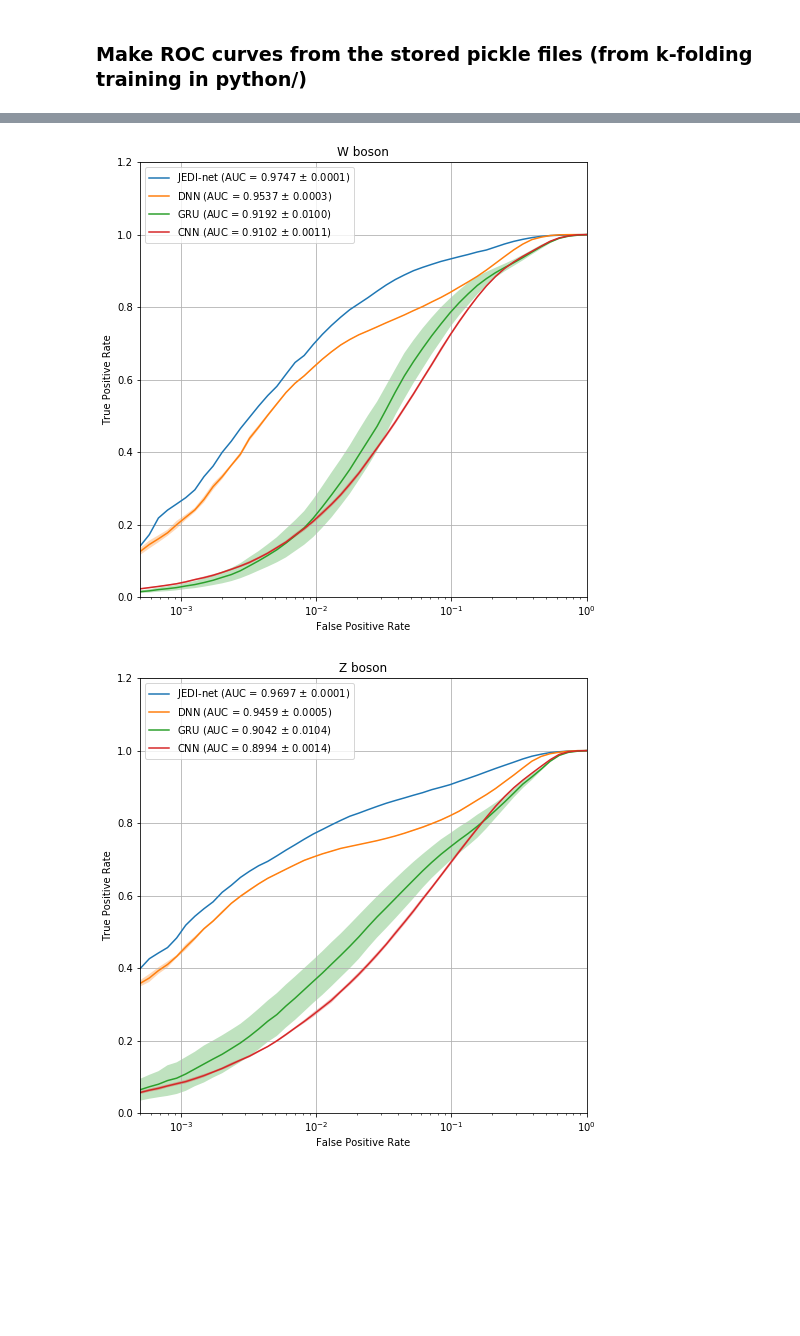
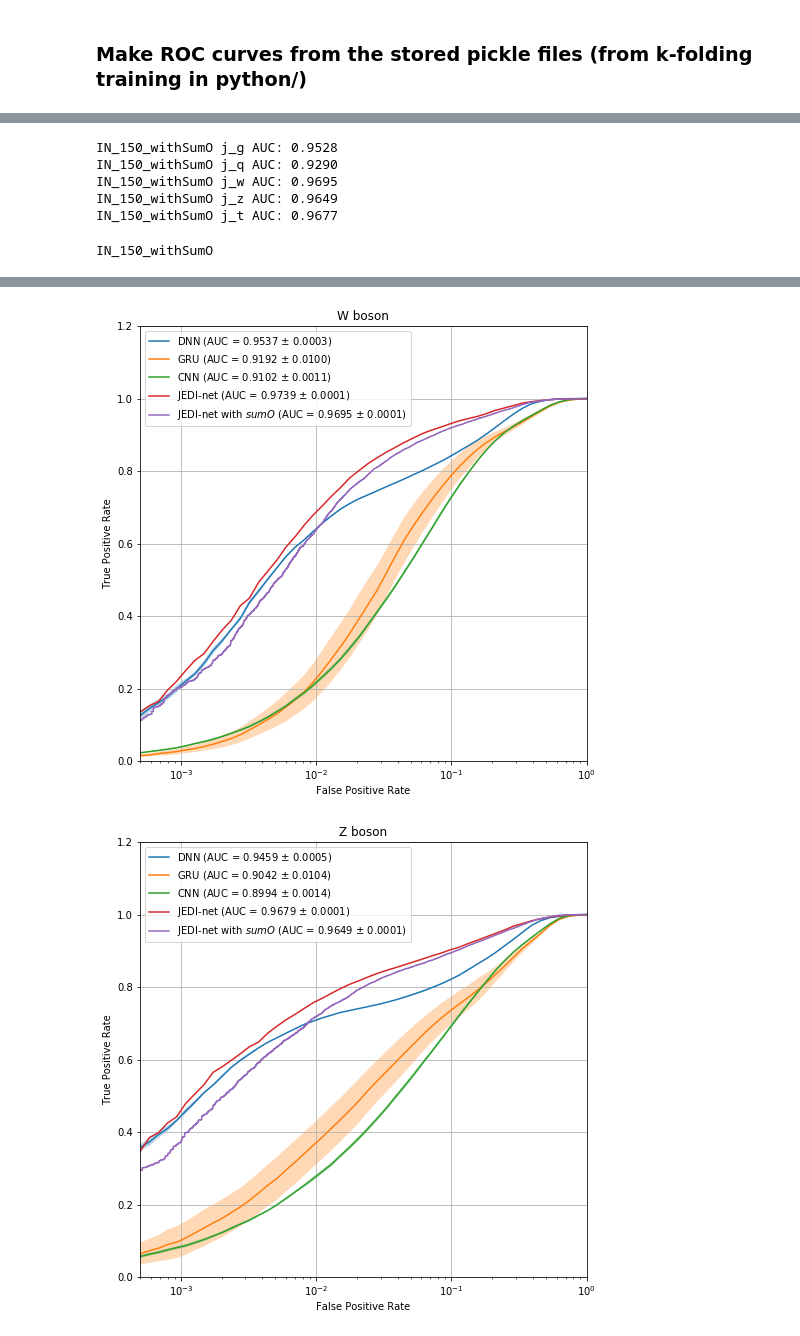
Before and after one commit to jmduarte/JEDInet-code, a Jupyter notebook: jupyter/ROCcurvesPlots.ipynb, the cells around one changed output, grey strips where cells are left out. Cells and saved outputs as stored; diff of their text form; code cells hidden in the pictures; blank space fills up the shorter version.

Commit message:
updated roc curve files

```diff
--- a/jupyter/ROCcurvesPlots.ipynb
+++ b/jupyter/ROCcurvesPlots.ipynb
@@ -51,14 +53,24 @@ IN_100 j_t AUC: 0.9679 +/- 0.0000
-# %%
-if False:
-    # IN training result
-    with open("../IN/IN_ROC_100_AUC.pickle", 'rb') as handle:
-            AUC_IN = pickle.load(handle)
-    with open("../IN/IN_ROC_100_fpr.pickle", 'rb') as handle:
-            fpr_IN = pickle.load(handle)
-    with open("../IN/IN_ROC_100_tpr.pickle", 'rb') as handle:
-            tpr_IN = pickle.load(handle)
-    for label in labels:
-        print(fpr_IN[label].shape, tpr_IN[label].shape)
+# %%
+k = 0
+AUC_nokfold = {}
+for model in models_nokfold:
+    print("\n")
+    with open("../ROC/%s_ROC_AUC.pickle" %model, 'rb') as handle:
+        AUC = pickle.load(handle)
+    for label in labels:
+        myAUC = []
+        AUC_nokfold['%s_%s' %(model,label)] = AUC['%s_%i' %(label,k)]
+        print("%s %s AUC: %.4f" %(model, label, AUC['%s_%i' %(label,k)]))
+# %% [output]
+IN_150_withSumO j_g AUC: 0.9528
+IN_150_withSumO j_q AUC: 0.9290
+IN_150_withSumO j_w AUC: 0.9695
+IN_150_withSumO j_z AUC: 0.9649
+IN_150_withSumO j_t AUC: 0.9677
+# %%
+print(model)
+# %% [output]
+IN_150_withSumO
 # %%
 # sample points of fpr for average ROC curves
 npoints = 50
@@ -94,7 +106,7 @@ for i in range(len(labels)):
     for model in models:
         mAUC = AUC_mean['%s_%s' %(model,label)]
         eAUC = AUC_err['%s_%s' %(model,label)]
-        if model == "IN_100":
+        if model.find("IN") != -1:
             plt.plot(base_fpr,avg_tpr[model],label='%s (AUC = %.4f $\pm$ 0.0001)' %("JEDI-net",mAUC), linewidth=1.5)
         else:
             plt.plot(base_fpr,avg_tpr[model],label='%s (AUC = %.4f $\pm$ %.4f)' %(model,mAUC,eAUC), linewidth=1.5)
@@ -109,8 +121,21 @@ for i in range(len(labels)):
             plt.ylim(0.0,1.2)
             plt.grid(True)
             First = False
-        plt.legend(loc='upper left')
-        #plt.savefig('%s/ROC.pdf'%(options.outputDir))
+
+
+    for i in range(len(models_nokfold)):
+        model = models_nokfold[i]
+        with open("../ROC/%s_ROC_fpr.pickle" %model, 'rb') as handle:
+            fpr = pickle.load(handle)
+        with open("../ROC/%s_ROC_tpr.pickle" %model, 'rb') as handle:
+            tpr = pickle.load(handle)
+        myAUC = AUC_nokfold['%s_%s' %(model,label)]
+        plt.plot(fpr['%s_0' %label],tpr['%s_0' %label],
+                 label='%s (AUC = %.4f $\pm$ 0.0001)' %(modelNames_nokfold[i],myAUC), linewidth=1.5)
+
+
+    plt.legend(loc='upper left')
+    #plt.savefig('%s/ROC.pdf'%(options.outputDir))
     # now the IC curve
     #tpr_IN_interpolated = interp(base_fpr, fpr_IN[label], tpr_IN[label])
     #plt.plot(base_fpr,tpr_IN_interpolated,label='JEDI (AUC = %.3f)' %(AUC_IN[label]), linewidth=1.5)
@@ -153,2 +178,2 @@ CNN $0.504 \pm 0.005$
-[figure, old version]
+[figure, new version]
-[figure, old version]
+[figure, new version]
```
Also changed, not shown: parts of 4 cells of this notebook, 5 other files.
